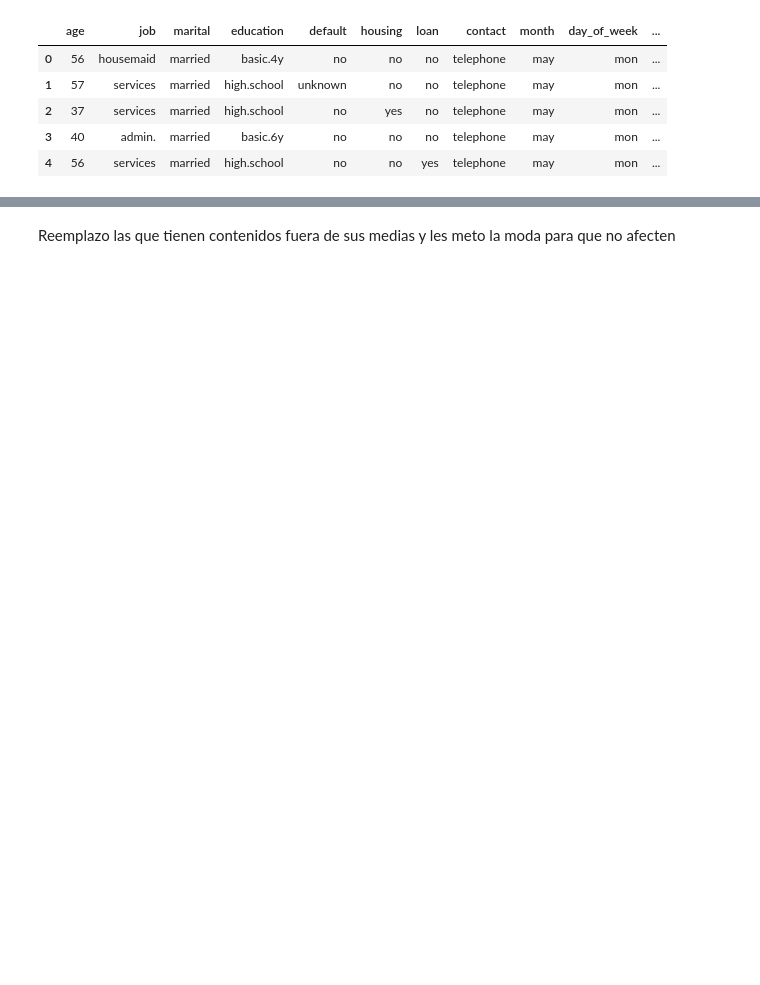
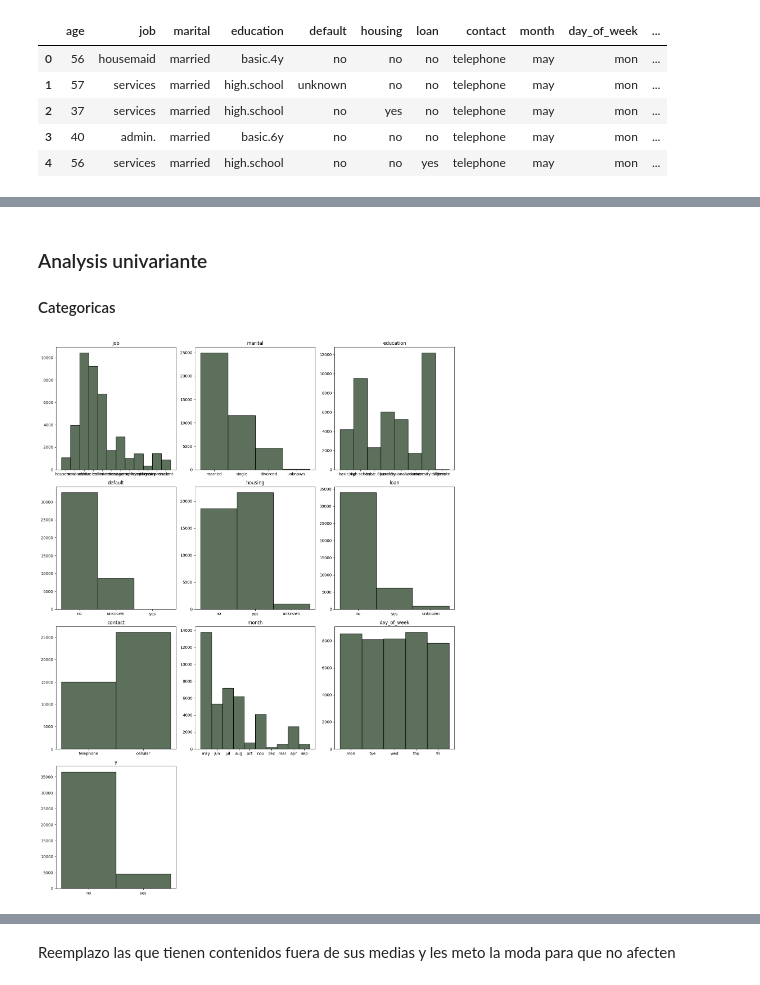
Before and after one commit to milser/Logistic-Regression-Project-Tutorial, a Jupyter notebook: src/explore.ipynb, the cells around one changed output, grey strips where cells are left out. Cells and saved outputs as stored; diff of their text form; code cells hidden in the pictures; blank space fills up the shorter version.

```diff
--- a/src/explore.ipynb
+++ b/src/explore.ipynb
@@ -175 +128,9 @@ plt.show()
+# %% [markdown]
+### Analysis univariante
+
+#### Categoricas
+# %%
+EDA.univariate_hist(categorical_list,clean_data,color=color)
+# %% [output]
+[figure, added]
 # %%
```
Also changed, not shown: parts of 74 cells of this notebook, 16 other files.
